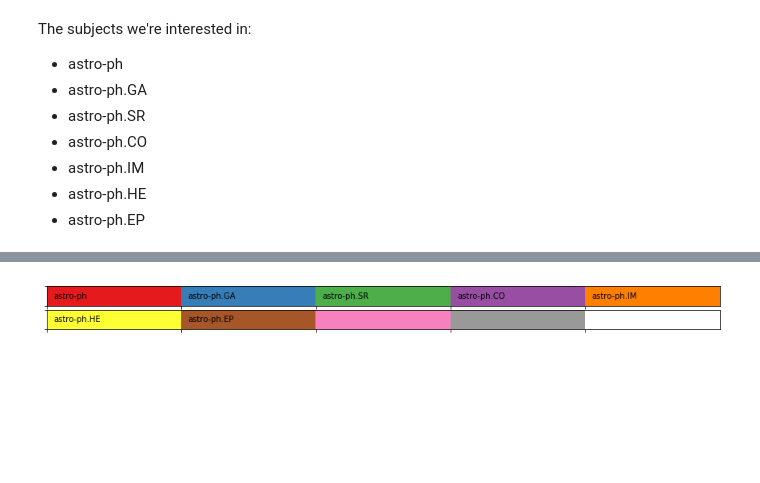
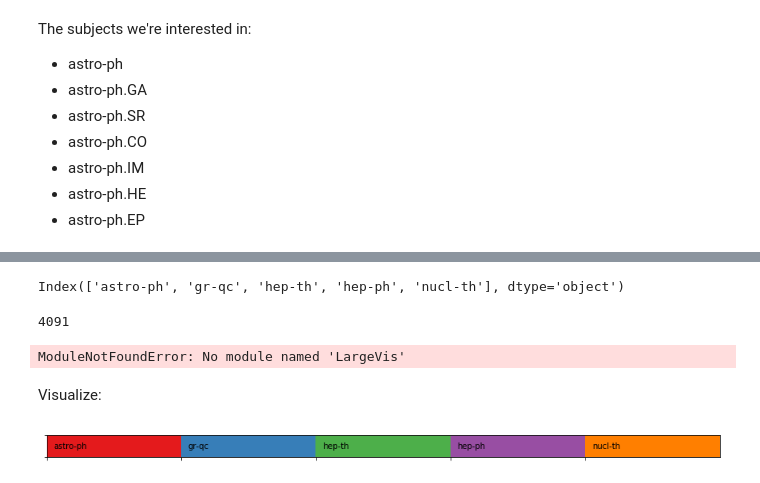
Before and after one commit to brienna/arxiv, a Jupyter notebook: doc2vec.ipynb, the cells around one changed output, grey strips where cells are left out. Drawn from its saved outputs; the diff is of its cells as text; code cells hidden in the pictures; blank space fills up the shorter version.

Commit message:
Add cool high dimensional visualization

```diff
--- a/doc2vec.ipynb
+++ b/doc2vec.ipynb
@@ -234,0 +259,4 @@ def get_subject_docvecs():
+# %%
+# Get the document ids for those in corpus
+preprints = [os.path.splitext(os.path.basename(preprint))[0] for preprint in glob.glob('corpus/*[.txt]')]
+len(preprints) == len(features)
@@ -234,0 +265,4 @@ def get_subject_docvecs():
+# %%
+# Get the metadata for the parsed preprints
+parsed_metadata_df = metadata_df[metadata_df['filename_parsed'].isin(preprints)]
+parsed_metadata_df
@@ -235,3 +288,10 @@ def get_subject_docvecs():
+# %%
+# Get the main category for each parsed preprint
+parsed_categories_df = parsed_metadata_df['categories'].str.split().str.get(0).reset_index(drop=True)
+category_keys = parsed_categories_df.value_counts()[:5].keys()
+category_keys
+# %% [output]
+Index(['astro-ph', 'gr-qc', 'hep-th', 'hep-ph', 'nucl-th'], dtype='object')
 # %%
 import numpy as np
 import pandas as pd
@@ -243,0 +306,5 @@ import matplotlib as mpl
+# %%
+features = np.load('features.npy')
+print(len(features))
+# %% [output]
+4091
@@ -244,34 +317,51 @@ import matplotlib as mpl
+# %%
+# Get LargeVis 2D embedding -- need to run this using Python 2 (probably best to start a new notebook idk)
+import LargeVis
+
+outdim = 2
+threads = 24
+samples = -1
+prop = -1
+alpha = -1
+trees = -1
+neg = -1
+neigh = -1
+gamma = -1
+perp = -1
+
+LargeVis.loadfile("lv_format.txt")
+Y = LargeVis.run(outdim, threads, samples, prop, alpha, trees, neg, neigh, gamma, perp)
+LargeVis.save("lv_output.txt")
+# %% [output]
+ModuleNotFoundError: No module named 'LargeVis'
+# %% [markdown]
+Visualize:
 # %%
+#https://jlorince.github.io/viz-tutorial/
 def keyplot(pal, names):
     n = len(pal)
     rows = int(n / 5)
     if n%5 > 0:
         rows += 1
     f, axes = plt.subplots(rows, 1, figsize=(15, .5*rows))
     if rows ==1:
         axes = [axes,]
     for idx,ax in enumerate(axes):
         current_pal = pal[idx*5:(idx*5)+5]
         if len(current_pal)<5:
             current_pal += ['white']*(5-len(current_pal))
         current_names = names[idx*5:(idx*5)+5]
         ax.imshow(np.arange(5).reshape(1, 5),
                   cmap=mpl.colors.ListedColormap(list(current_pal)),
                   interpolation="nearest", aspect="auto")
         ax.set_xticks(np.arange(5) - .5)
         ax.set_yticks([-.5, .5])
         for i,name in enumerate(current_names):
             ax.annotate(name,(-.45+i,0.1))
         ax.set_xticklabels([])
         ax.set_yticklabels([])
 
 # Example:
-keyplot(color_palette('Set1',9),names=['astro-ph',
-                                       'astro-ph.GA',
-                                       'astro-ph.SR',
-                                       'astro-ph.CO',
-                                       'astro-ph.IM',
-                                       'astro-ph.HE',
-                                       'astro-ph.EP'])
+keyplot(color_palette('Set1',len(category_keys)),names=category_keys)
 # %% [output]
-[figure, old version]
+[figure, new version]
```
Also changed, not shown: parts of 18 cells of this notebook.
